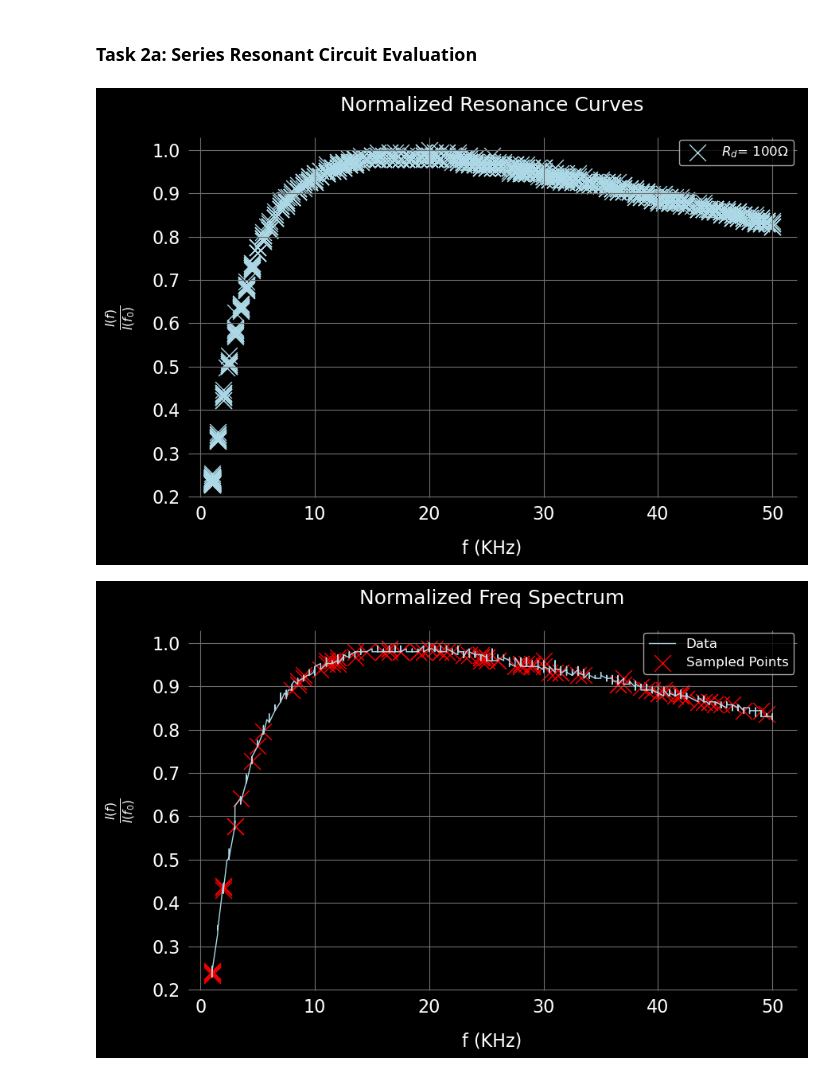
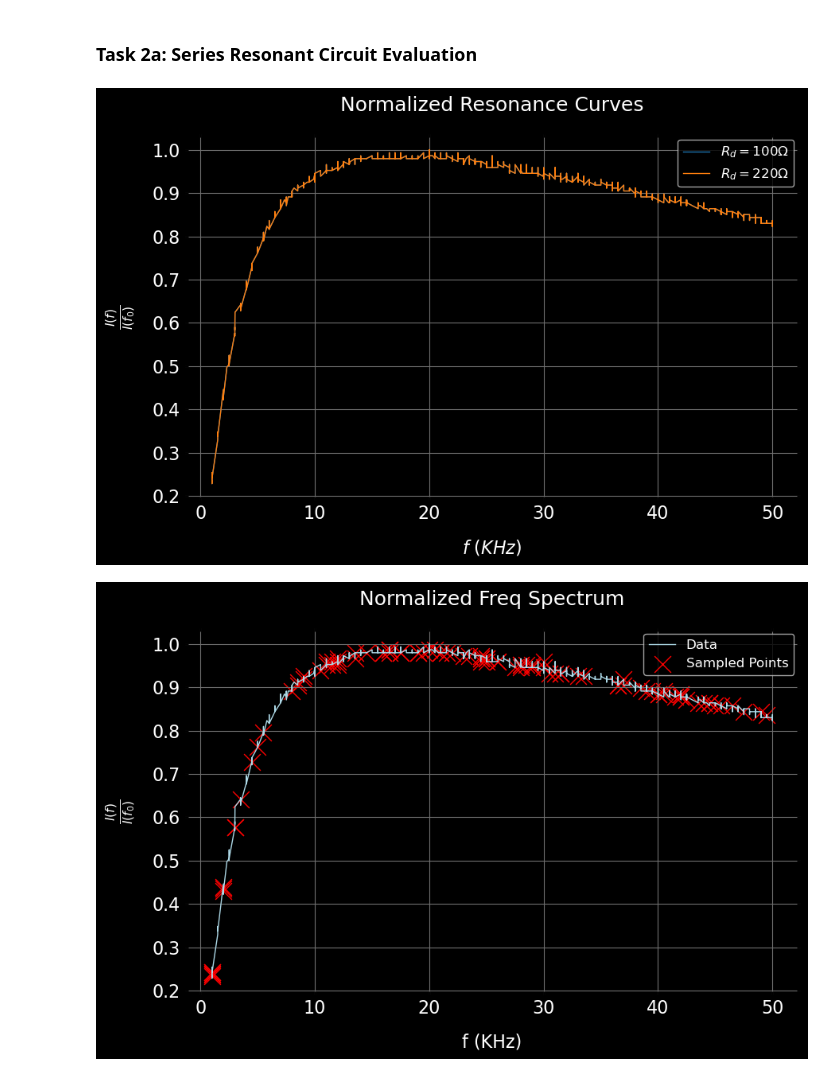
Before and after one commit to edhar98/Lab2, a Jupyter notebook: E12/E12He.ipynb, the cells around one changed output. Cells and saved outputs as stored; diff of their text form; code cells hidden in the pictures.

Commit message:
E12 Task2a plot fixed

```diff
--- a/E12/E12He.ipynb
+++ b/E12/E12He.ipynb
@@ -79,7 +79,7 @@ Edgar Harutyunyan | #3775171
 # GLOBALS
 #task_1_title_str = ['0', '30', '45'] # Degrees
 #phi_l = [0, -np.pi/6, np.pi/4]
-folder_path = './data/Task4/Logging'
+data_dir = './data/'
 
 def fit_and_plot(df, x_col, y_col, xlabel, ylabel, title, fit_func=None, legend_labels=None):
     # Plot the scatter data
@@ -146,23 +146,31 @@ $Figure\, 1.2$: Series RLC Setup
 ### Task 2a: Series Resonant Circuit Evaluation
 # %%
 # Load the Excel file
-file_path = folder_path + "/Series.xlsx"
-df = pd.read_excel(file_path, 'Series')
+series_path = data_dir + "Series/"
+df_l = []
+R_str = []
+for path in os.listdir(series_path):
+    file_path = os.path.join(series_path,path)
+    if os.path.isfile(file_path):
+        df = pd.read_excel(file_path, 'Series')
+        df1 = df.iloc[:, [0, 2]].rename(columns={df.columns[2]: 'y1', df.columns[0]: 'x1'})
+        df_l.append(df1)
+        R_str.append(path[1:-8]) # take the name of the file
 
-# Extract and rename columns
-df1 = df.iloc[:, [0, 2]].rename(columns={df.columns[2]: 'y1', df.columns[0]: 'x1'})
+for i,df in enumerate(df_l):
+    f = np.array(df['x1']) * 1e-3  # Hz -> KHz
+    A = np.array(df['y1']) # Normalized peak to peak I/I_0
+    plt.plot(f, A, label=(r'$R_d = %s \Omega$' % R_str[i]))
 
-# Define Arguments
-df1['x1'] = df1['x1'] * 1e-3  # Hz -> KHz
-title = 'Normalized Resonance Curves'
-xlabel = 'f (KHz)'
-ylabel = r'$\frac{I(f)}{I(f_0)}$'
-legend_labels = ['$R_d$= $100 \Omega$']
-
-# Call the plotting function without using fit_func
-fit_and_plot(df1, 'x1', 'y1', xlabel, ylabel, title, legend_labels=legend_labels)
+plt.xlabel(r'$f$ ($KHz$)')
+plt.ylabel(r'$\frac{I(f)}{I(f_0)}$')
+plt.title('Normalized Resonance Curves')
+plt.legend()
+plt.grid(True)
+plt.show()
+dy(Lx(r'$Figure\, 2.1$: Plot of Resonance Curves for both damping resistance.'))
 # %% [output]
-[figure, old version]
+[figure, new version]
 # %%
 import pandas as pd
 import matplotlib.pyplot as plt
```
Also changed, not shown: parts of 1 cell of this notebook, 5 other files.
